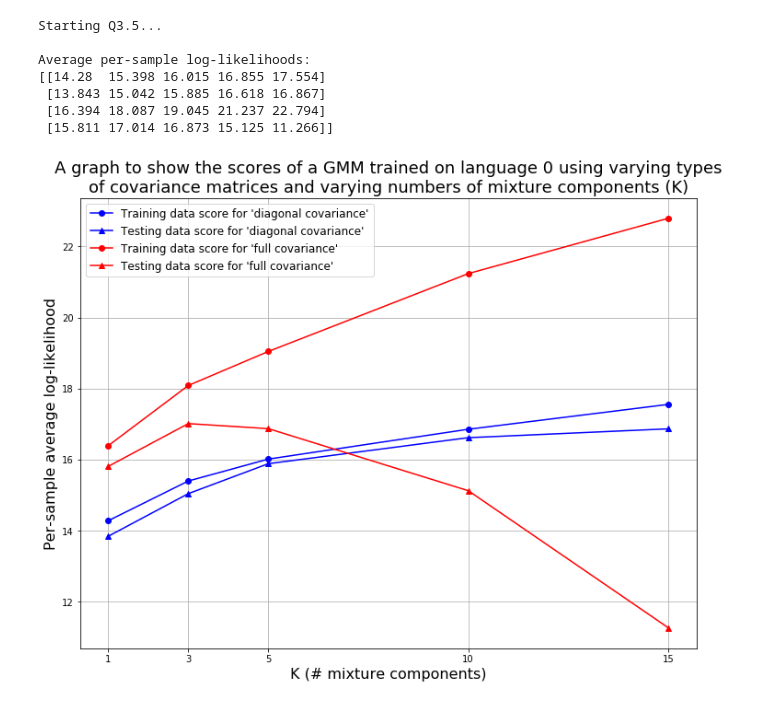
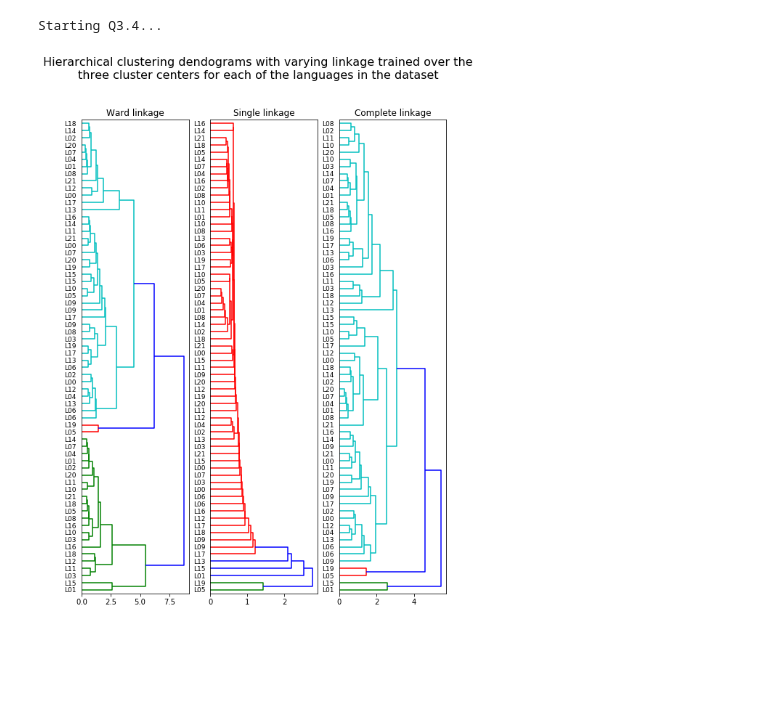
Before and after one commit to hwixley/IAML-cwk2, a Jupyter notebook: INFR10069-2020-CW2/templates/iaml01cw2_q3.ipynb, the cells around one changed output. Drawn from its saved outputs; the diff is of its cells as text; code cells hidden in the pictures; blank space fills up the shorter version.

```diff
--- a/INFR10069-2020-CW2/templates/iaml01cw2_q3.ipynb
+++ b/INFR10069-2020-CW2/templates/iaml01cw2_q3.ipynb
@@ -170,7 +170,7 @@ def iaml01cw2_q3_4():
     import scipy.cluster.hierarchy as hierarchy
 
     #Set the quality of the plt's figure output
-    plt.rcParams["figure.figsize"] = (13,13)
+    plt.rcParams["figure.figsize"] = (11,13)
 
     print("Starting Q3.4...\n")
 
@@ -321,11 +323,5 @@ def iaml01cw2_q3_5():
-# %%
-iaml01cw2_q3_5()
-# %% [output]
-Starting Q3.5...
-
-Average per-sample log-likelihoods:
-[[14.28  15.398 16.015 16.855 17.554]
- [13.843 15.042 15.885 16.618 16.867]
- [16.394 18.087 19.045 21.237 22.794]
- [15.811 17.014 16.873 15.125 11.266]]
-[figure, removed]
+# %%
+iaml01cw2_q3_4()
+# %% [output]
+Starting Q3.4...
+[figure, added]
```
Also changed, not shown: parts of 1 cell of this notebook, 4 other files.
